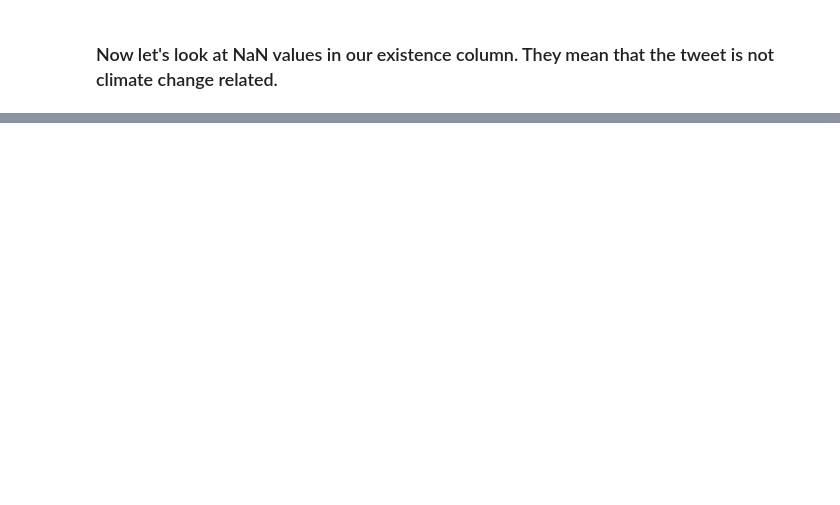
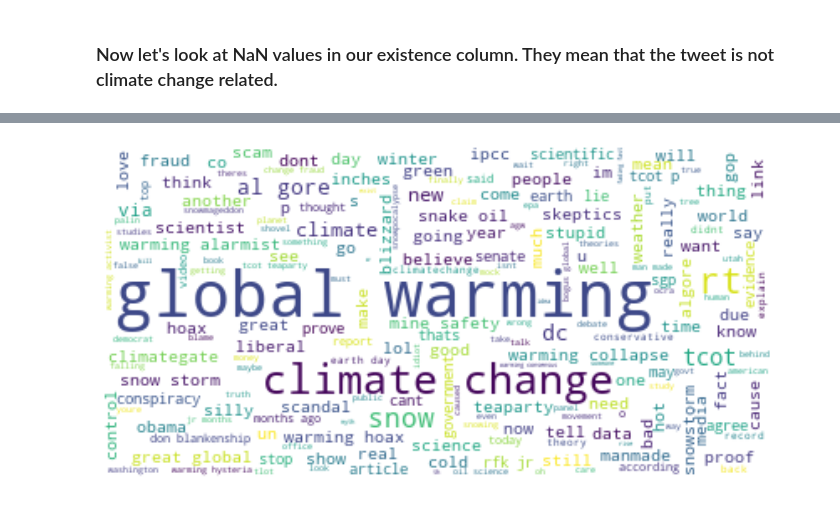
Before and after one commit to pleasecallmejax/NLP-Sentiment-Classification, a Jupyter notebook: Preliminary EDA Notebook.ipynb, the cells around one changed output, grey strips where cells are left out. Drawn from its saved outputs; the diff is of its cells as text; code cells hidden in the pictures; blank space fills up the shorter version.

```diff
--- a/Preliminary EDA Notebook.ipynb
+++ b/Preliminary EDA Notebook.ipynb
@@ -159,0 +177,4 @@ cv = CountVectorizer(stop_words=cust_sw)
+# %%
+unique_df.drop(columns=['existence'], axis=1, inplace=True)
+unique_df.drop(columns=['tweet'], axis=1, inplace=True)
+unique_df
@@ -173,8 +210,10 @@ def clean_tweet(tweet):
 unique_df['new_tweets']= unique_df['tweet'].apply(clean_tweet)
 # %%
 #Instatiate tokenizer object and tokenize
-tt = TweetTokenizer()
+tt = TweetTokenizer(strip_handles=True)
 unique_df['new_tweets']= unique_df['new_tweets'].apply(tt.tokenize)
 # %%
+cust_sw = stopwords.words('english').extend('link')
 cv = CountVectorizer(stop_words=cust_sw)
-unique_df['new_tweets'] = unique_df['new_tweets'].apply(cv.fit_transform)
+sample = pd.DataFrame(pdt_items['A']+','+pdt_items['B']+','+pdt_items['C'].astype('str'), columns=['Output'])
+#unique_df['new_tweets'] = unique_df['new_tweets'].apply(cv.fit_transform)
@@ -188,0 +245,36 @@ unique_df.existence.isna().sum()
+# %%
+data_pos = unique_df['new_tweets'].loc[unique_df['target'] == 1]
+data_na = unique_df['new_tweets'].loc[unique_df['target'] == 2]
+data_neg = unique_df['new_tweets'].loc[unique_df['target'] == 0]
+
+
+disbeliever = []
+for i in data_neg:
+    ToStr = ' '.join(map(str, i))
+    disbeliever.append(ToStr)
+disbeliever = ' '.join(map(str, disbeliever))
+
+believer =[]
+for i in data_pos:
+    ToStr = ' '.join(map(str, i))
+    believer.append(ToStr)
+believer = ' '.join(map(str, believer))
+# %%
+from wordcloud import WordCloud
+from PIL import Image # converting images into arrays
+
+
+# instantiate a word cloud object
+wc = WordCloud(
+    background_color='white',
+    max_words=200,
+)
+# generate the word cloud
+wc.generate(disbeliever)
+
+plt.figure(figsize=(12,10))
+plt.imshow(wc, interpolation='bilinear')
+plt.axis('off')
+plt.show()
+# %% [output]
+[figure, added]
```
Also changed, not shown: parts of 24 cells of this notebook, 2 other files.
